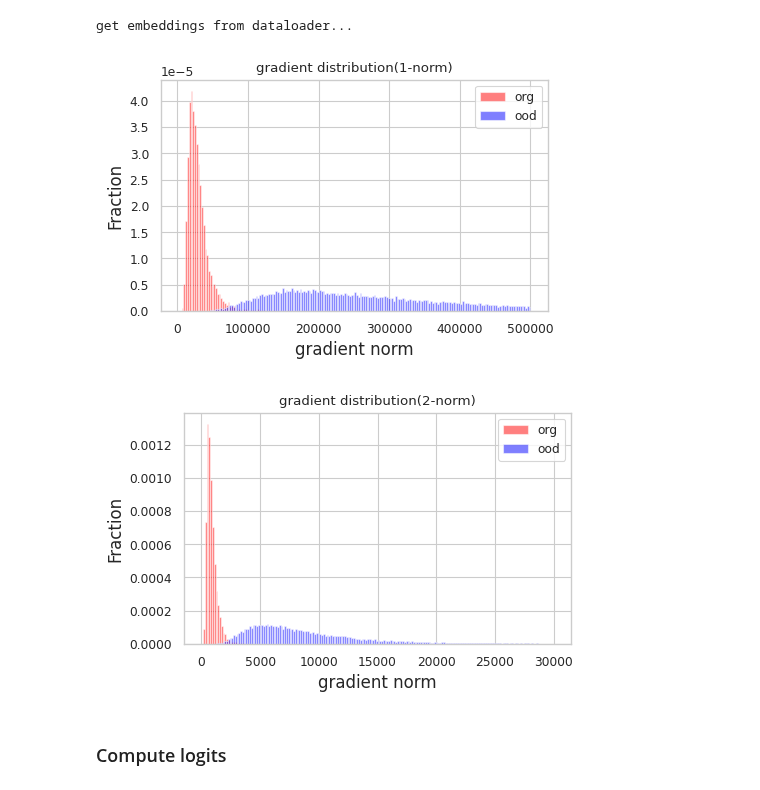
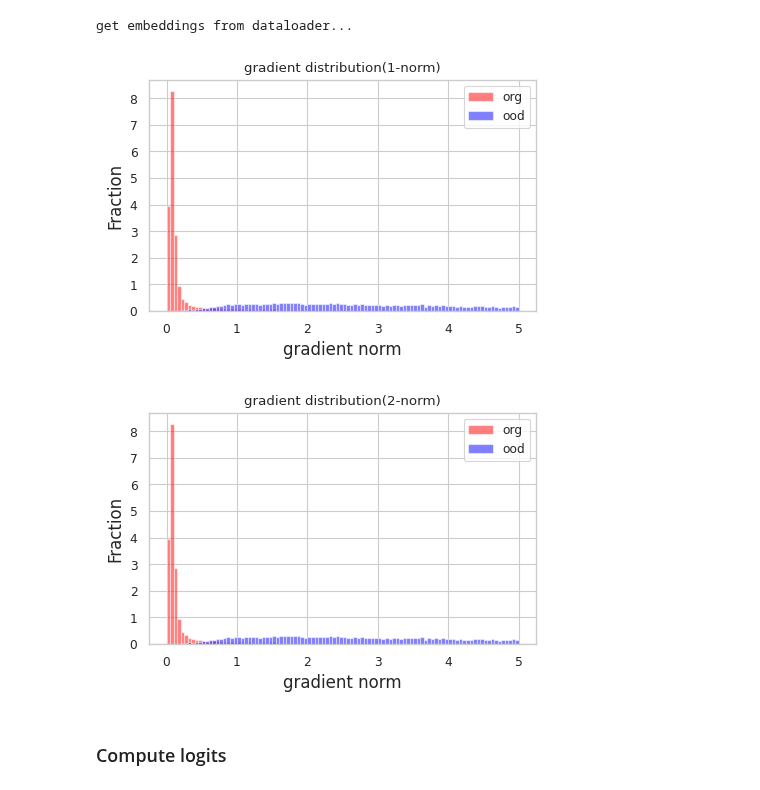
Before and after one commit to buyizhiyou/YYM, a Jupyter notebook: dum/notebooks/statistics_analyse.ipynb, the cells around one changed output. Drawn from its saved outputs; the diff is of its cells as text; code cells hidden in the pictures.

```diff
--- a/dum/notebooks/statistics_analyse.ipynb
+++ b/dum/notebooks/statistics_analyse.ipynb
@@ -48,13 +48,15 @@ models = {
 
 model_to_num_dim = {"resnet18": 512, "resnet50": 2048, "resnet101": 2048, "resnet152": 2048, "wide_resnet": 640, "vgg16": 512}
 
-batch_size = 64
+batch_size = 128
 dataset = "cifar10"
 ood_dataset = "svhn"
 dataset_root = "../data"
 model = "resnet50"
 saved_model_name = "../saved_models/run17/resnet50_sn_3.0_mod_seed_1/2024_05_21_12_30_21/resnet50_sn_3.0_mod_seed_1_best.model"
 
+# model = "vgg16"
+# saved_model_name = "../saved_models/run17/vgg16_sn_3.0_mod_seed_1/2024_05_27_17_13_18/vgg16_sn_3.0_mod_seed_1_best.model"
 # Taking input for the dataset
 num_classes = dataset_num_classes[dataset]
 test_loader = dataset_loader[dataset].get_test_loader(root=dataset_root, batch_size=batch_size)
@@ -142,12 +144,17 @@ def calculate_gradients(
         label = label.to(device)
         data.requires_grad = True  #data.required_grad区分,用required_grad梯度为None
         out = net(data)
+        _, pred = torch.max(out, 1)
 
-        #2.加扰动
-        embedding = net.feature
-        log_probs = gaussians_model.log_prob(embedding[:, None, :])
-        max_log_probs = log_probs.max(1, keepdim=True)[0]  # get the index of the max log-probability
-        loss = max_log_probs.sum()
+        # #1. 第一种形式loss
+        # embedding = net.feature
+        # log_probs = gaussians_model.log_prob(embedding[:, None, :])
+        # max_log_probs = log_probs.max(1, keepdim=True)[0]  # get the index of the max log-probability
+        # loss = max_log_probs.sum()
+
+        # # #2. 第二种形式loss
+        loss = -loss_func(out, pred)
+
 
         net.zero_grad()
         loss.backward()
@@ -156,6 +163,7 @@ def calculate_gradients(
         gradient = data.grad.data
 
         gradient_norms = torch.norm(gradient, p=norm, dim=(1, 2, 3))
+        # gradient_norms = torch.linalg.matrix_norm(gradient,ord=norm,dim=(2,3)).sum(dim=1)
         end = start + len(data)
         norms[start:end].copy_(gradient_norms.cpu().detach(), non_blocking=True)
         start = end
@@ -177,15 +185,15 @@ ood_gradient_norms = calculate_gradients(
     norm=1.
 )
 # %%
-plot_density([gradient_norms.numpy(), ood_gradient_norms.numpy()], binrange=[1000, 500000], bins=200, title="gradient distribution(1-norm)", xlabel="gradient norm")
+plot_density([gradient_norms.numpy(), ood_gradient_norms.numpy()], binrange=[0, 5], bins=100, title="gradient distribution(1-norm)", xlabel="gradient norm")
 plt.savefig('pngs/grad_dist.png', bbox_inches='tight')
 # %% [output]
-[figure, old version]
+[figure, new version]
 # %%
-plot_density([gradient_norms.numpy(), ood_gradient_norms.numpy()], binrange=[0,30000], bins=200, title="gradient distribution(2-norm)", xlabel="gradient norm")
+plot_density([gradient_norms.numpy(), ood_gradient_norms.numpy()], binrange=[0, 5], bins=100, title="gradient distribution(2-norm)", xlabel="gradient norm")
 plt.savefig('pngs/grad_dist.png', bbox_inches='tight')
 # %% [output]
-[figure, old version]
+[figure, new version]
 # %% [markdown]
 ### Compute logits
 # %%
```
Also changed, not shown: 5 other files.
